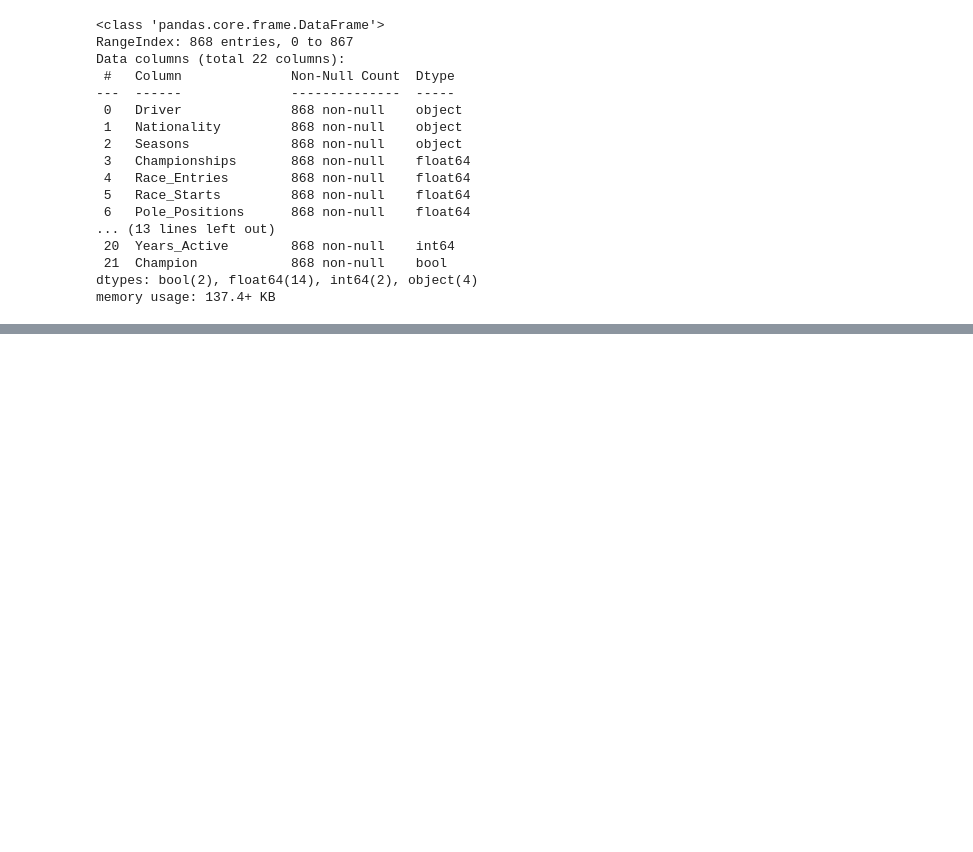
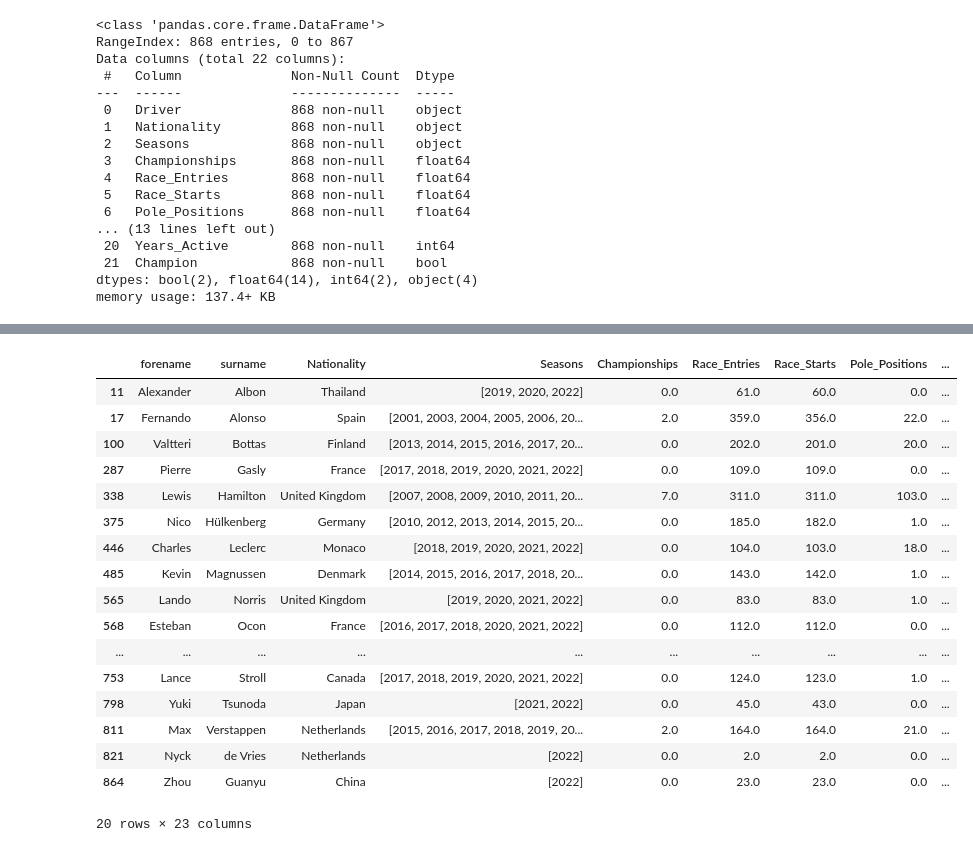
Before and after one commit to Plyrex/COMP3608-Project, a Jupyter notebook: F1_Project.ipynb, the cells around one changed output, grey strips where cells are left out. Cells and saved outputs as stored; diff of their text form; code cells hidden in the pictures; blank space fills up the shorter version.

Commit message:
Merged dataframe to be cleaned

```diff
--- a/F1_Project.ipynb
+++ b/F1_Project.ipynb
@@ -48,4 +51,6 @@ Data columns (total 22 columns):
  21  Champion            868 non-null    bool
 dtypes: bool(2), float64(14), int64(2), object(4)
 memory usage: 137.4+ KB
+# %%
+df_all_drivers[['Championship Years']] = df_all_drivers[['Championship Years']].fillna(value= "None")
 # %%
@@ -53,0 +110,27 @@ df_actv_d = df_all_drivers.copy()
+# %%
+df_actv_d[['forename', 'surname']] = df_actv_d['Driver'].str.split(' ', n=1, expand=True)
+# %%
+df_actv_d.drop('Driver', axis='columns', inplace=True)
+cols = ['forename', 'surname'] + [col for col in df_actv_d.columns if col not in ['forename', 'surname']]
+df_actv_d = df_actv_d[cols]
+# %%
+df_actv_d
+# %% [output]
+|  | forename | surname | Nationality | Seasons | Championships | Race_Entries | Race_Starts | Pole_Positions | ... |
+| 11 | Alexander | Albon | Thailand | [2019, 2020, 2022] | 0.0 | 61.0 | 60.0 | 0.0 | ... |
+| 17 | Fernando | Alonso | Spain | [2001, 2003, 2004, 2005, 2006, 20... | 2.0 | 359.0 | 356.0 | 22.0 | ... |
+| 100 | Valtteri | Bottas | Finland | [2013, 2014, 2015, 2016, 2017, 20... | 0.0 | 202.0 | 201.0 | 20.0 | ... |
+| 287 | Pierre | Gasly | France | [2017, 2018, 2019, 2020, 2021, 2022] | 0.0 | 109.0 | 109.0 | 0.0 | ... |
+| 338 | Lewis | Hamilton | United Kingdom | [2007, 2008, 2009, 2010, 2011, 20... | 7.0 | 311.0 | 311.0 | 103.0 | ... |
+| 375 | Nico | Hülkenberg | Germany | [2010, 2012, 2013, 2014, 2015, 20... | 0.0 | 185.0 | 182.0 | 1.0 | ... |
+| 446 | Charles | Leclerc | Monaco | [2018, 2019, 2020, 2021, 2022] | 0.0 | 104.0 | 103.0 | 18.0 | ... |
+| 485 | Kevin | Magnussen | Denmark | [2014, 2015, 2016, 2017, 2018, 20... | 0.0 | 143.0 | 142.0 | 1.0 | ... |
+| 565 | Lando | Norris | United Kingdom | [2019, 2020, 2021, 2022] | 0.0 | 83.0 | 83.0 | 1.0 | ... |
+| 568 | Esteban | Ocon | France | [2016, 2017, 2018, 2020, 2021, 2022] | 0.0 | 112.0 | 112.0 | 0.0 | ... |
+| ... | ... | ... | ... | ... | ... | ... | ... | ... | ... |
+| 753 | Lance | Stroll | Canada | [2017, 2018, 2019, 2020, 2021, 2022] | 0.0 | 124.0 | 123.0 | 1.0 | ... |
+| 798 | Yuki | Tsunoda | Japan | [2021, 2022] | 0.0 | 45.0 | 43.0 | 0.0 | ... |
+| 811 | Max | Verstappen | Netherlands | [2015, 2016, 2017, 2018, 2019, 20... | 2.0 | 164.0 | 164.0 | 21.0 | ... |
+| 821 | Nyck | de Vries | Netherlands | [2022] | 0.0 | 2.0 | 2.0 | 0.0 | ... |
+| 864 | Zhou | Guanyu | China | [2022] | 0.0 | 23.0 | 23.0 | 0.0 | ... |
+20 rows × 23 columns
```
Also changed, not shown: parts of 22 cells of this notebook.
